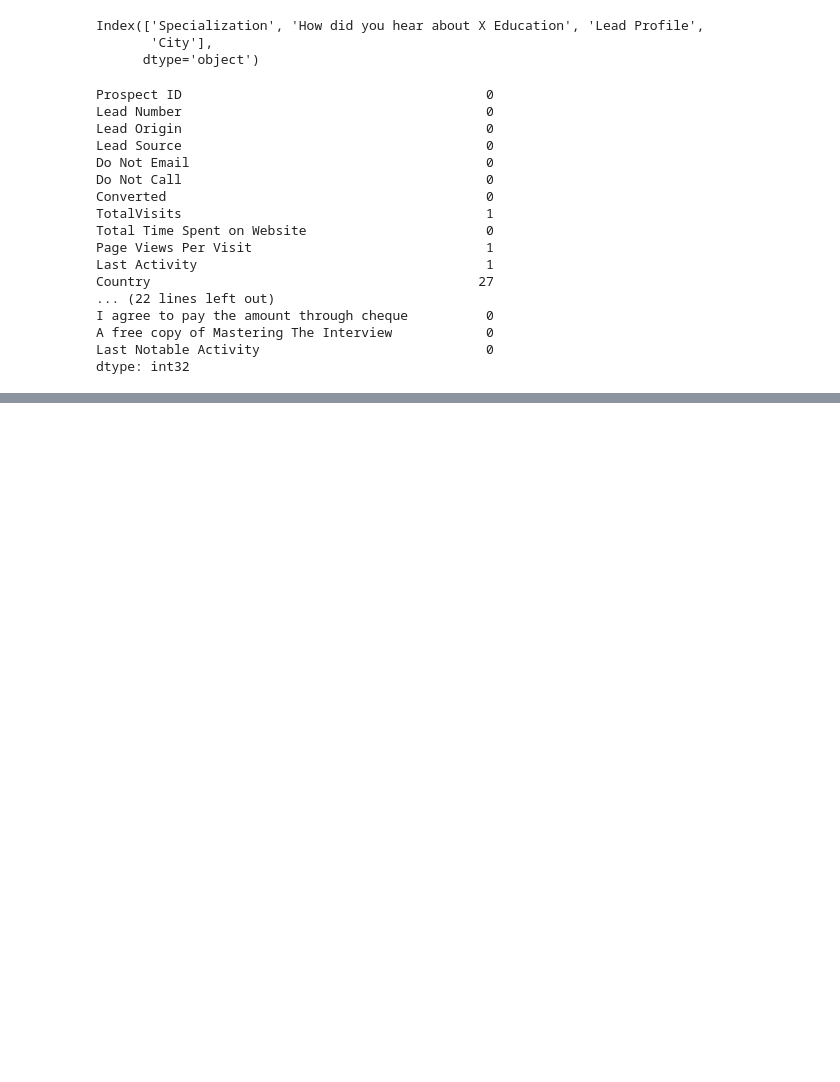
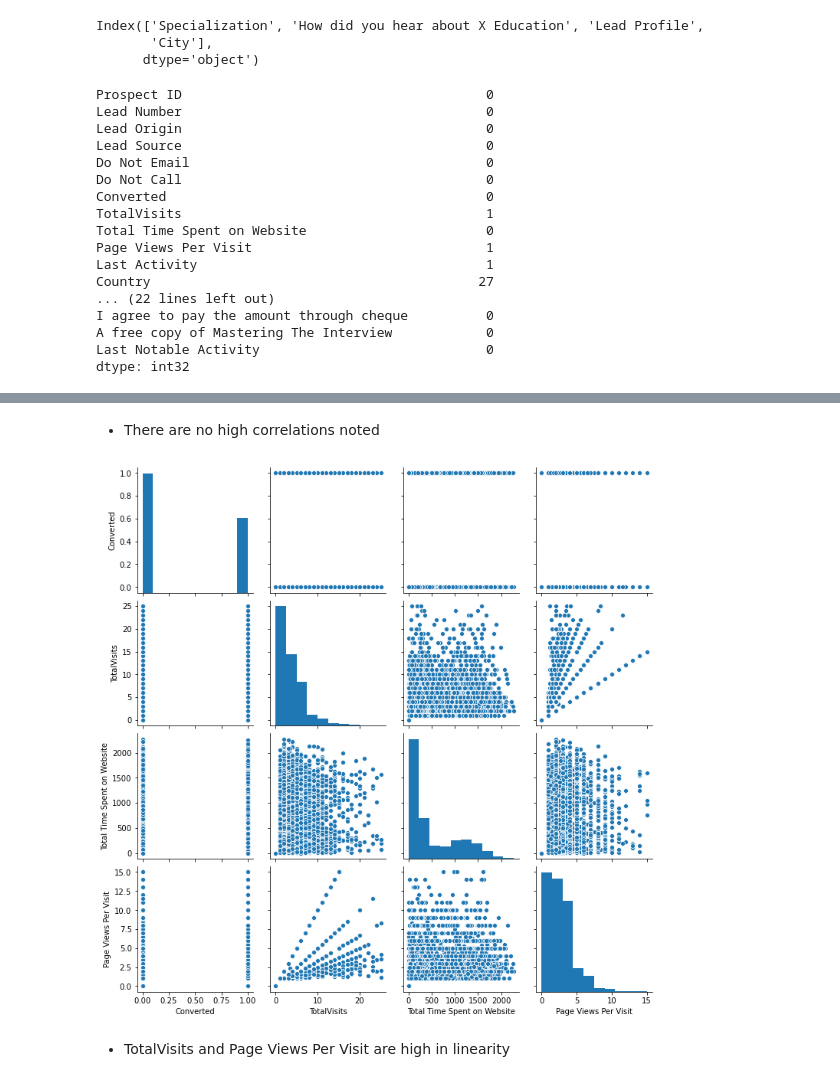
Before and after one commit to pinnamaneni2005/Lead-Scoring, a Jupyter notebook: LeadScoringAssignment.ipynb, the cells around one changed output, grey strips where cells are left out. Drawn from its saved outputs; the diff is of its cells as text; code cells hidden in the pictures; blank space fills up the shorter version.

```diff
--- a/LeadScoringAssignment.ipynb
+++ b/LeadScoringAssignment.ipynb
@@ -155,0 +482,9 @@ dtype: int32
+# %% [markdown]
+- There are no high correlations noted
+# %%
+sns.pairplot(data = leads)
+plt.show()
+# %% [output]
+[figure, added]
+# %% [markdown]
+- TotalVisits and Page Views Per Visit are high in linearity
```
Also changed, not shown: parts of 210 cells of this notebook.
